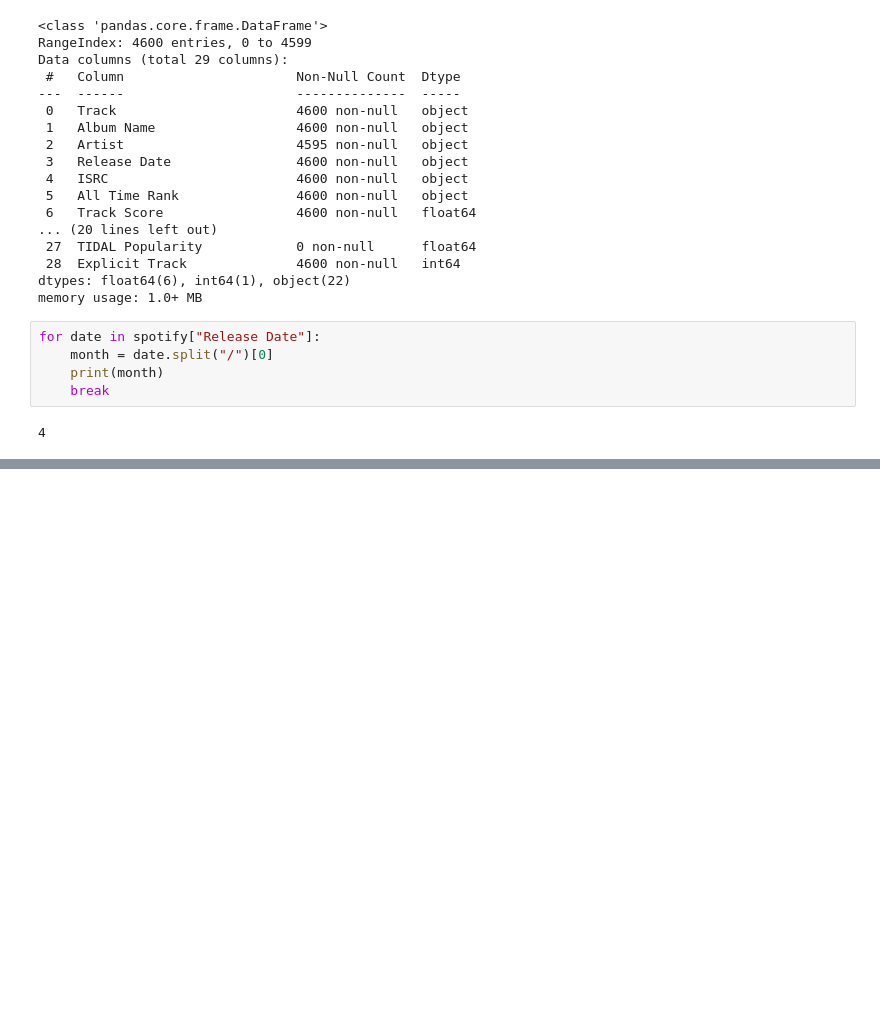
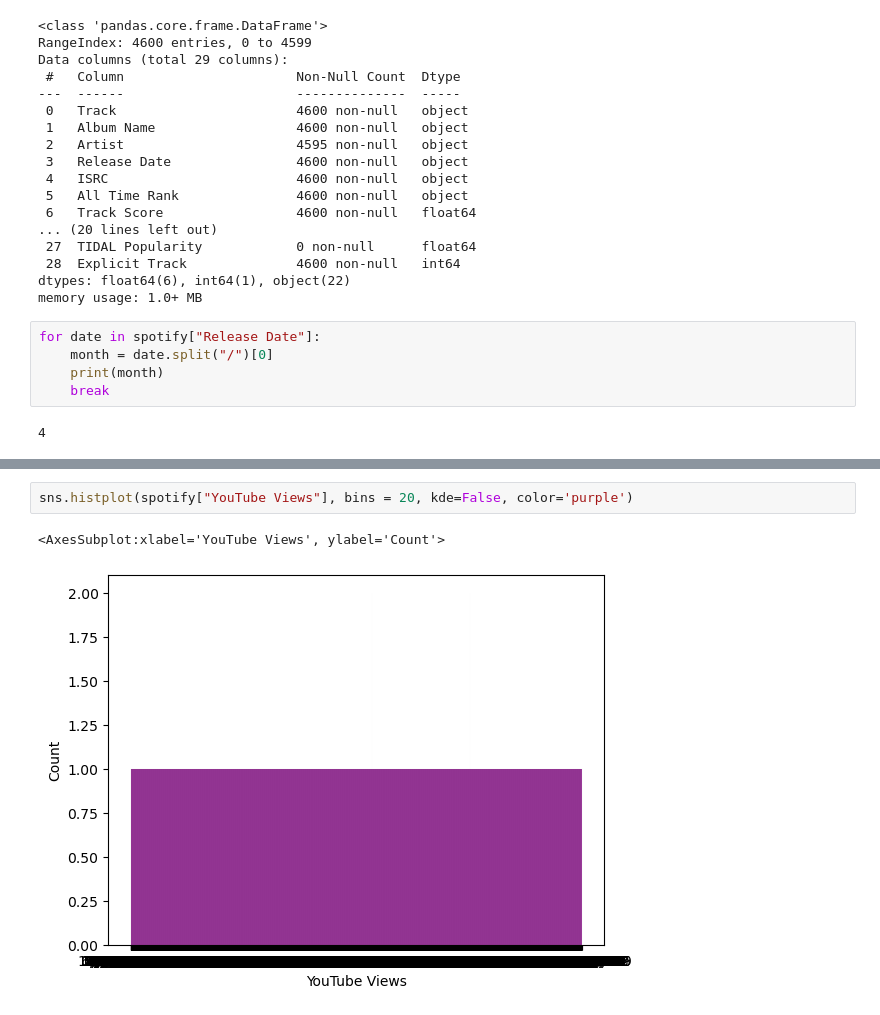
Before and after one commit to Rain0rShine/Artificial-Intelligence, a Jupyter notebook: Semester 1/Spotify/Spotify.ipynb, the cells around one changed output, grey strips where cells are left out. Drawn from its saved outputs; the diff is of its cells as text; blank space fills up the shorter version.

```diff
--- a/Semester 1/Spotify/Spotify.ipynb
+++ b/Semester 1/Spotify/Spotify.ipynb
@@ -82,0 +92,5 @@ for date in
+# %%
+sns.histplot(spotify["YouTube Views"], bins = 20, kde=False, color='purple')
+# %% [output]
+<AxesSubplot:xlabel='YouTube Views', ylabel='Count'>
+[figure, added]
```
Also changed, not shown: parts of 3 cells of this notebook.
